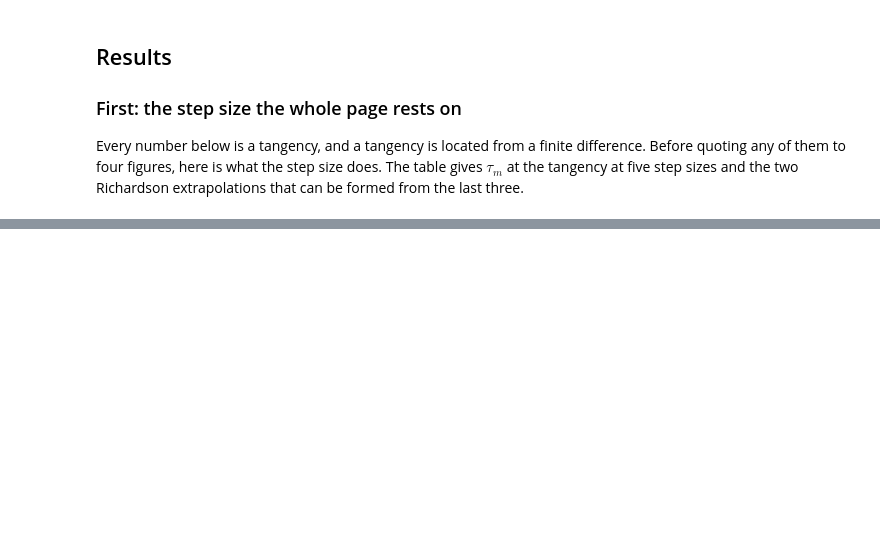
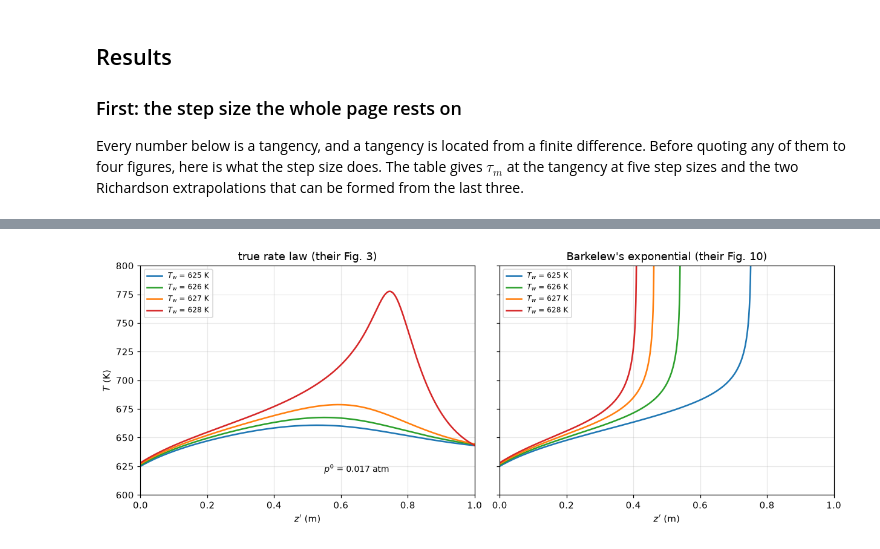
Before and after one commit to computational-chemical-engineering/pymrm-gallery, a Jupyter notebook: pages/D2.1-barkelew-runaway-diagram/index.ipynb, the cells around one changed output, grey strips where cells are left out. Drawn from its saved outputs; the diff is of its cells as text; code cells hidden in the pictures; blank space fills up the shorter version.

```diff
--- a/pages/D2.1-barkelew-runaway-diagram/index.ipynb
+++ b/pages/D2.1-barkelew-runaway-diagram/index.ipynb
@@ -1812,0 +954,74 @@ direction that depends on the wall temperature.
+# %%
+P0_FIG = V["fig10_p0"]
+TW_FIG = [V[f"fig10_Tw_{i}"] for i in (1, 2, 3, 4)]
+T_TOP, Z_TOP = V["fig10_T_max"], V["fig10_z_max"]
+
+
+def tube_hot_spots(case=CASE, p0=P0_FIG, ns=N_TUBE_STUDY, tws=TW_FIG):
+    """pymrm hot spot (K) of the true-law tube on each grid, per wall temperature."""
+    return {Tw: [Tube(case, p0, Tw, n_z=n).solve().hot_spot() for n in ns] for Tw in tws}
+
+
+def runaways(case=CASE, p0=P0_FIG, tws=TW_FIG):
+    """March both rate laws; runaway = reaching the top of the printed axis."""
+    out = []
+    for Tw in tws:
+        zt, Tt, zt_top = profile_ivp(case, p0, Tw, False, T_stop=T_TOP)
+        zs, Ts, zs_top = profile_ivp(case, p0, Tw, True, T_stop=T_TOP)
+        out.append(dict(Tw=Tw, zt=zt, Tt=Tt, zt_top=zt_top, zs=zs, Ts=Ts, zs_top=zs_top))
+    return out
+
+
+def runaway_counts(runs):
+    """Runaways with the true and with the exponential law, and the margin of
+    the classification: relative distance to 800 K (no runaway) or to the
+    tube end (runaway), the smaller."""
+    n_true = sum(r["zt_top"] is not None for r in runs)
+    n_exp = sum(r["zs_top"] is not None for r in runs)
+    m = [(T_TOP - r["Tt"].max()) / T_TOP if r["zt_top"] is None else (Z_TOP - r["zt_top"]) / Z_TOP
+         for r in runs] + \
+        [(T_TOP - r["Ts"].max()) / T_TOP if r["zs_top"] is None else (Z_TOP - r["zs_top"]) / Z_TOP
+         for r in runs]
+    return n_true, n_exp, float(min(m))
+
+
+RUNS = runaways()
+HS = tube_hot_spots()
+N_TRUE, N_EXP, RUN_MARGIN = runaway_counts(RUNS)
+
+fig, axes = plt.subplots(1, 2, figsize=(11.4, 4.4), sharey=True)
+for r, col in zip(RUNS, ["tab:blue", "tab:green", "tab:orange", "tab:red"]):
+    axes[0].plot(r["zt"], r["Tt"], color=col, lw=1.7, label=f"$T_w$ = {r['Tw']:.0f} K")
+    axes[1].plot(r["zs"], r["Ts"], color=col, lw=1.7, label=f"$T_w$ = {r['Tw']:.0f} K")
+for ax, ttl in zip(axes, ["true rate law (their Fig. 3)",
+                          "Barkelew's exponential (their Fig. 10)"]):
+    ax.set(xlabel="$z'$ (m)", xlim=(0.0, Z_TOP), ylim=(600.0, T_TOP), title=ttl)
+    ax.legend(fontsize=8, loc="upper left")
+axes[0].set_ylabel("$T$ (K)")
+axes[0].text(0.55, 620, f"$p^0$ = {P0_FIG} atm", fontsize=9)
+fig.tight_layout()
+plt.show()
+
+f3 = pd.DataFrame({"Tw": TW_FIG})
+for j, n in enumerate(N_TUBE_STUDY):
+    f3[f"pymrm n={n}"] = [HS[Tw][j] for Tw in TW_FIG]
+f3["Richardson (8000, 16000)"] = 2 * f3["pymrm n=16000"] - f3["pymrm n=8000"]
+f3["marched"] = [float(r["Tt"].max()) for r in RUNS]
+f3[f"dev n={N_TUBE} %"] = ((f3[f"pymrm n={N_TUBE}"] - f3["marched"]).abs() / f3["marched"] * 100)
+f3["z' at 800 K, exponential law (m)"] = [r["zs_top"] for r in RUNS]
+_hs628 = np.array(HS[TW_FIG[-1]])
+TUBE_ORDER = float(np.log2((_hs628[1] - _hs628[0]) / (_hs628[2] - _hs628[1])))
+TUBE_DEV_WORST = float(f3[f"dev n={N_TUBE} %"].max())
+TUBE_RICH_GAP = float((f3["Richardson (8000, 16000)"] - f3["marched"]).abs().max())
+print(f3.to_string(index=False, float_format=lambda v: f"{v:9.4f}")
+      + f"\n\nThe pymrm tube converges at first order to the marched hot spot (observed order"
+      + f"\n{TUBE_ORDER:.2f} at {TW_FIG[-1]:.0f} K from 2000, 4000, 8000 cells), and the Richardson value"
+      + "\nfrom 8000 and 16000 cells meets the march to below 0.05 K "
+      + f"(here {TUBE_RICH_GAP:.1e} K)."
+      + f"\nThe {TUBE_DEV_WORST:.2f} % at {TW_FIG[-1]:.0f} K on {N_TUBE} cells is grid error where the profile is steep."
+      + f"\nWith the true rate law {N_TRUE} of the four cases reach {T_TOP:.0f} K inside the tube;"
+      + f"\nwith Barkelew's exponential {N_EXP} of the same four reach the top of the paper's"
+      + "\ntemperature axis before the end of the tube, which is what their Fig. 10 shows,"
+      + "\nand why his chart is conservative.")
+# %% [output]
+[figure, added]
```
Also changed, not shown: parts of 77 cells of this notebook, 9 other files.
